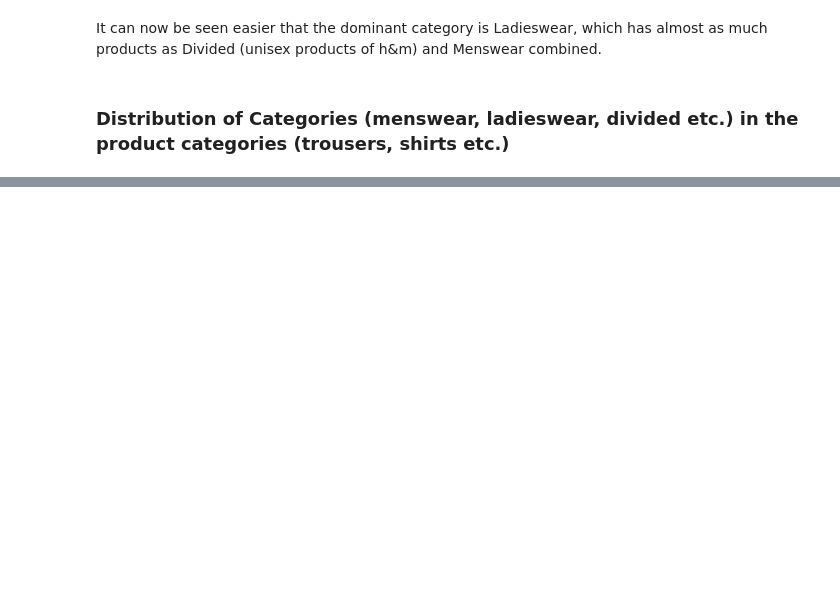
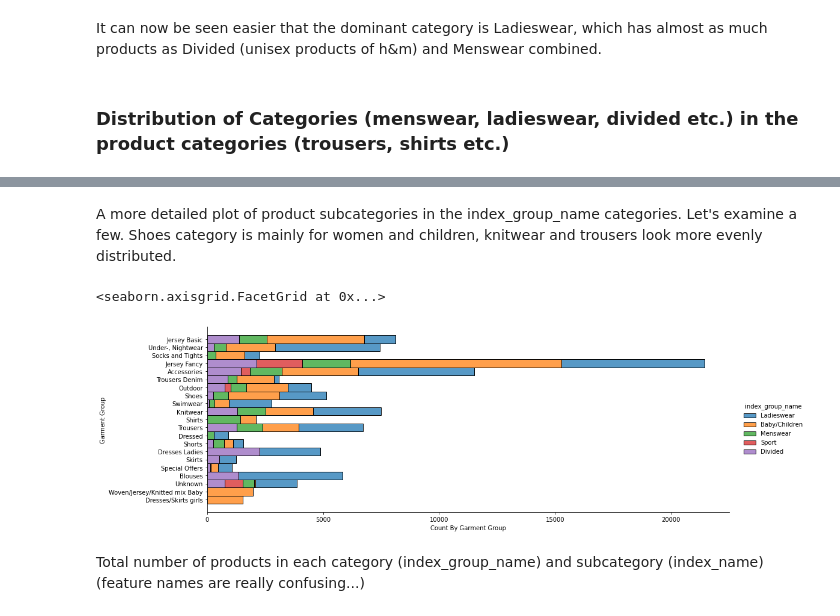
Before and after one commit to kaancceylan/exploratory-data-analysis, a Jupyter notebook: Kaggle_H&M_EDA.ipynb, the cells around one changed output, grey strips where cells are left out. Cells and saved outputs as stored; diff of their text form; code cells hidden in the pictures; blank space fills up the shorter version.

```diff
--- a/Kaggle_H&M_EDA.ipynb
+++ b/Kaggle_H&M_EDA.ipynb
@@ -143,0 +158,12 @@ Distribution of Categories (menswear, ladieswear, divided etc.) in the product c
+# %% [markdown]
+A more detailed plot of product subcategories in the index_group_name categories. Let's examine a few. Shoes category is mainly for women and children, knitwear and trousers look more evenly distributed.
+# %%
+#@title {display-mode: "form"}
+ax = sns.displot(data=articles, y='garment_group_name', color='orange', hue='index_group_name', multiple='stack', aspect=3)
+ax.set_axis_labels('Count By Garment Group', 'Garment Group')
+# %% [output]
+<seaborn.axisgrid.FacetGrid at 0x...>
+[figure, added]
+# %% [markdown]
+Total number of products in each category (index_group_name) and subcategory (index_name)
+(feature names are really confusing...)
```
Also changed, not shown: parts of 51 cells of this notebook.
